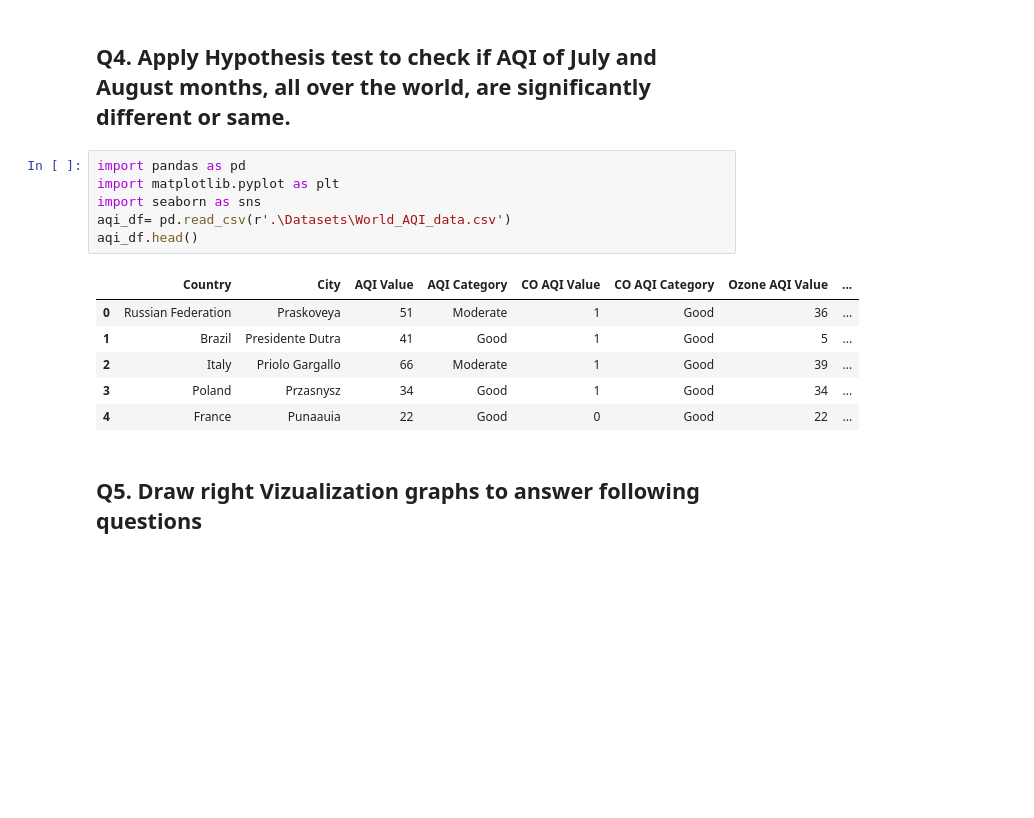
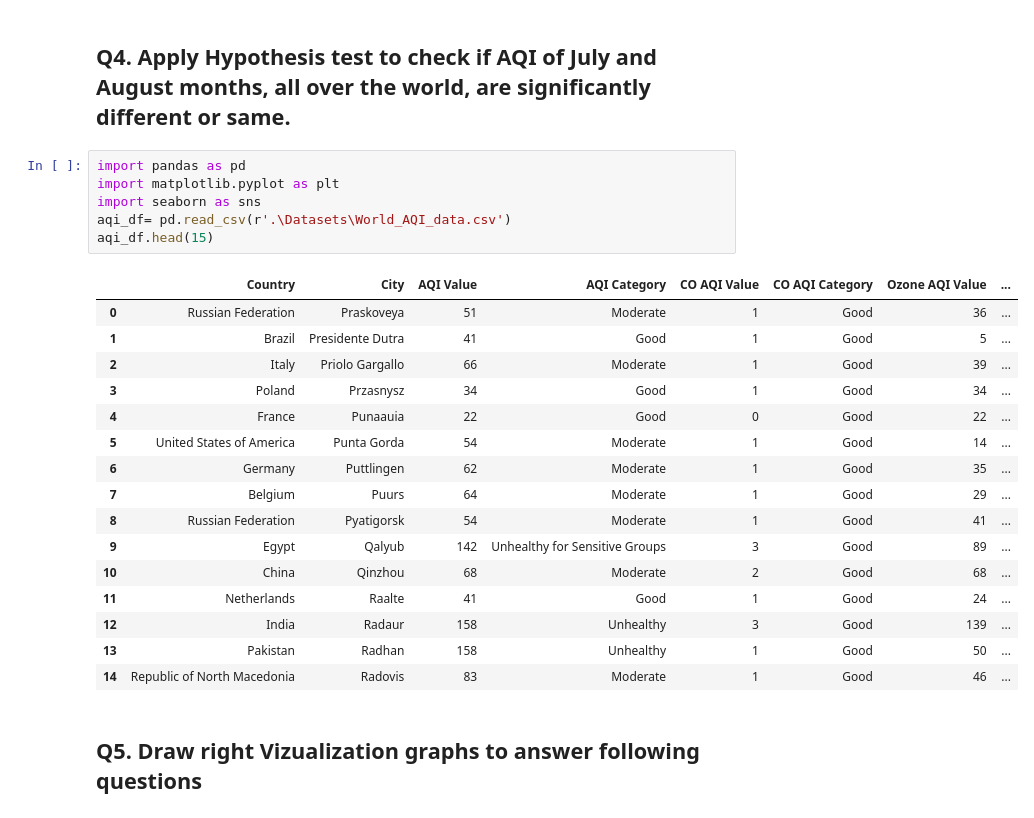
Before and after one commit to KaustubhBhor11/Data-Analytics-CDAC, a Jupyter notebook: practice_questions.ipynb, the cells around one changed output. Drawn from its saved outputs; the diff is of its cells as text; blank space fills up the shorter version.

```diff
--- a/practice_questions.ipynb
+++ b/practice_questions.ipynb
@@ -242,16 +303,26 @@ df_dept_encoded.head()
 # %%
 import pandas as pd
 import matplotlib.pyplot as plt
 import seaborn as sns
 aqi_df= pd.read_csv(r'.\Datasets\World_AQI_data.csv')
-aqi_df.head()
+aqi_df.head(15)
 # %% [output]
 |  | Country | City | AQI Value | AQI Category | CO AQI Value | CO AQI Category | Ozone AQI Value | ... |
 | 0 | Russian Federation | Praskoveya | 51 | Moderate | 1 | Good | 36 | ... |
 | 1 | Brazil | Presidente Dutra | 41 | Good | 1 | Good | 5 | ... |
 | 2 | Italy | Priolo Gargallo | 66 | Moderate | 1 | Good | 39 | ... |
 | 3 | Poland | Przasnysz | 34 | Good | 1 | Good | 34 | ... |
 | 4 | France | Punaauia | 22 | Good | 0 | Good | 22 | ... |
+| 5 | United States of America | Punta Gorda | 54 | Moderate | 1 | Good | 14 | ... |
+| 6 | Germany | Puttlingen | 62 | Moderate | 1 | Good | 35 | ... |
+| 7 | Belgium | Puurs | 64 | Moderate | 1 | Good | 29 | ... |
+| 8 | Russian Federation | Pyatigorsk | 54 | Moderate | 1 | Good | 41 | ... |
+| 9 | Egypt | Qalyub | 142 | Unhealthy for Sensitive Groups | 3 | Good | 89 | ... |
+| 10 | China | Qinzhou | 68 | Moderate | 2 | Good | 68 | ... |
+| 11 | Netherlands | Raalte | 41 | Good | 1 | Good | 24 | ... |
+| 12 | India | Radaur | 158 | Unhealthy | 3 | Good | 139 | ... |
+| 13 | Pakistan | Radhan | 158 | Unhealthy | 1 | Good | 50 | ... |
+| 14 | Republic of North Macedonia | Radovis | 83 | Moderate | 1 | Good | 46 | ... |
 # %% [markdown]
 ## Q5. Draw right Vizualization graphs to answer following questions
 # %% [markdown]
```
Also changed, not shown: parts of 9 cells of this notebook, 2 other files.
